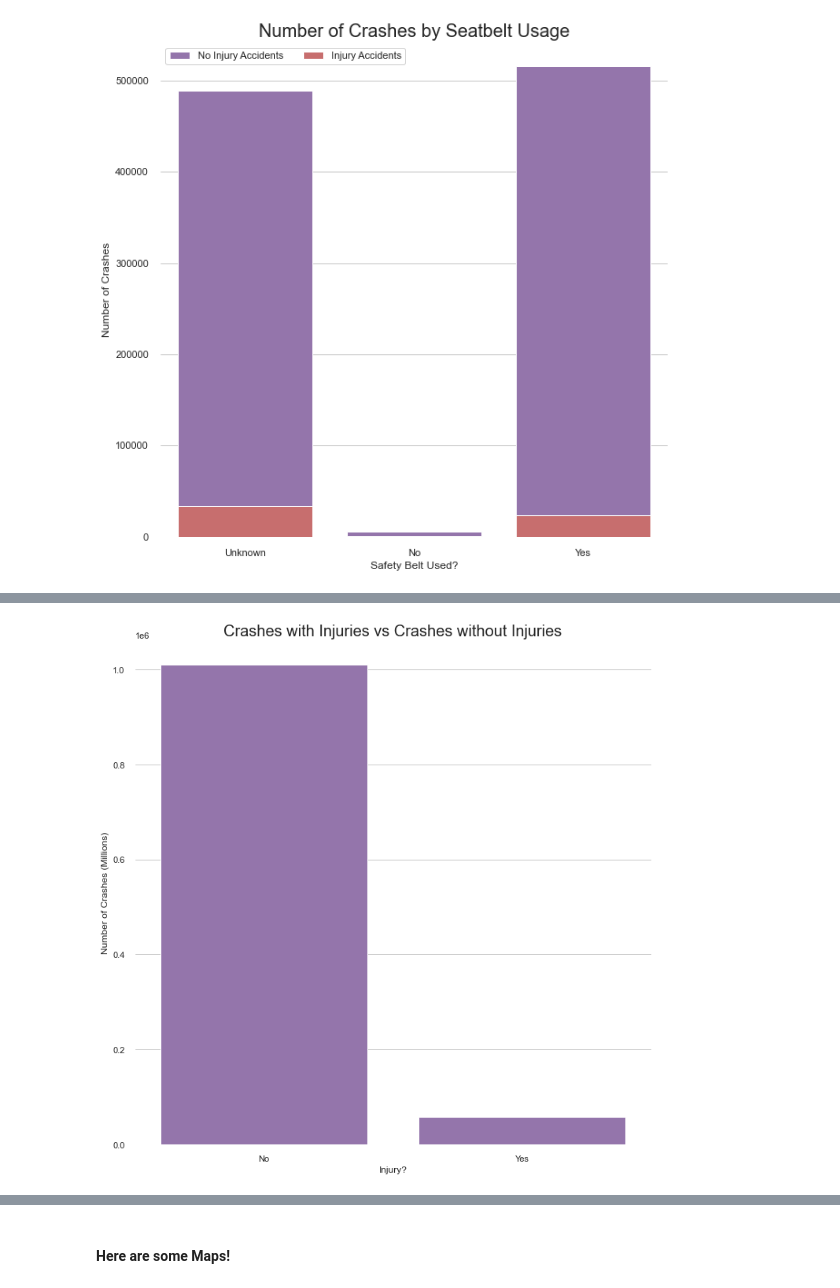
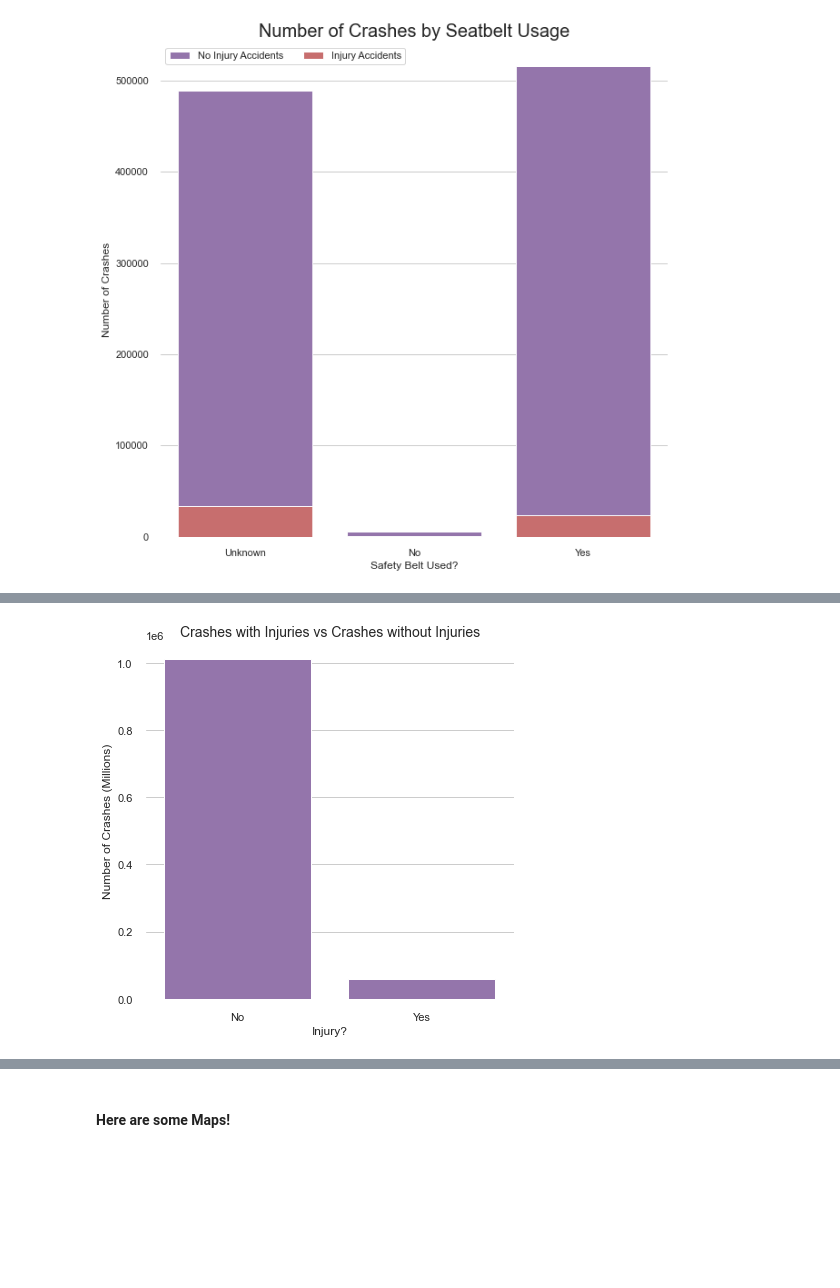
Before and after one commit to marcosvppfernandes/chicagoteam_quanggang, a Jupyter notebook: final_notebook.ipynb, the cells around one changed output, grey strips where cells are left out. Drawn from its saved outputs; the diff is of its cells as text; code cells hidden in the pictures; blank space fills up the shorter version.

```diff
--- a/final_notebook.ipynb
+++ b/final_notebook.ipynb
@@ -438,14 +592,14 @@ crash_injured
 # %%
 # Class imbalance Graph
-f, ax = plt.subplots(figsize=(10, 10))
+f, ax = plt.subplots(figsize=(6, 6))
 
 sns.set_color_codes("muted")
 sns.barplot(x=crash_injured.index, y='crash_record_id', data=crash_injured,
             label="No Injury Accidents", color="m")
 
 ax.set(ylabel="Number of Crashes (Millions)", xlabel="Injury?")
-ax.set_title('Crashes with Injuries vs Crashes without Injuries', size=20)
+ax.set_title('Crashes with Injuries vs Crashes without Injuries', size=14)
 sns.despine(left=True, bottom=True)
 f.tight_layout()
 # %% [output]
-[figure, old version]
+[figure, new version]
```
Also changed, not shown: parts of 70 cells of this notebook, 3 other files.
